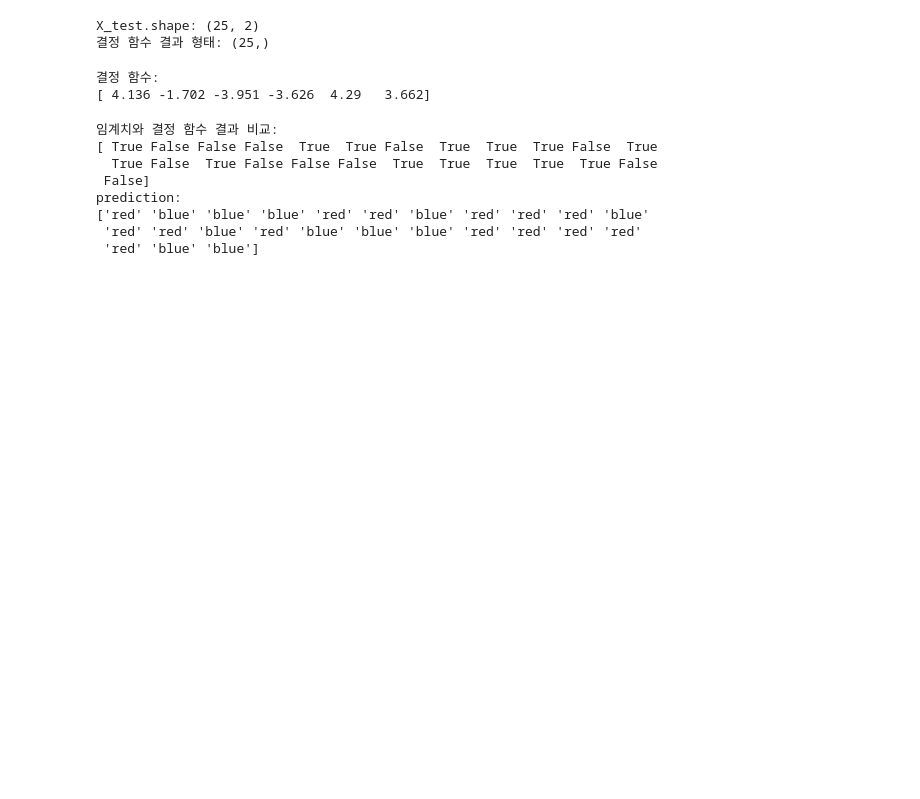
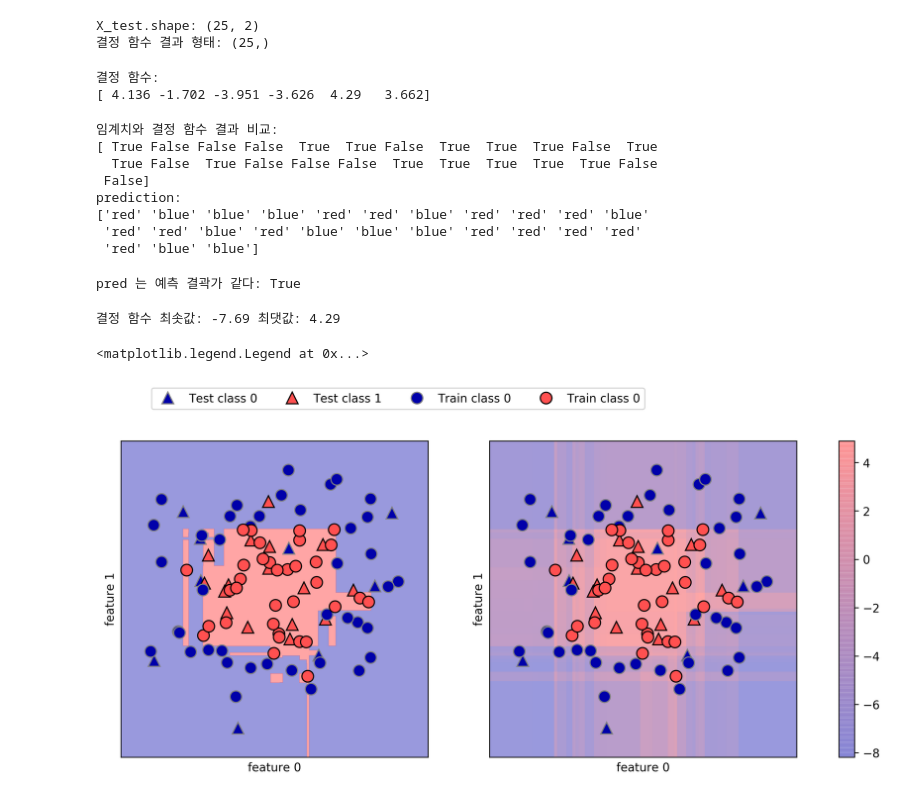
Before and after one commit to glenn89/data_science_2018, a Jupyter notebook: Chapter02/2.4.1.ipynb, the cells around one changed output. Saved outputs shown, nothing was run; the diff lists cells and outputs as text; code cells hidden in the pictures; blank space fills up the shorter version.

```diff
--- a/Chapter02/2.4.1.ipynb
+++ b/Chapter02/2.4.1.ipynb
@@ -59,3 +58,32 @@ prediction:
 ['red' 'blue' 'blue' 'blue' 'red' 'red' 'blue' 'red' 'red' 'red' 'blue'
  'red' 'red' 'blue' 'red' 'blue' 'blue' 'blue' 'red' 'red' 'red' 'red'
  'red' 'blue' 'blue']
+# %%
+# 불리언의 값을 0과 1로 변환
+greater_zero = (gbrt.decision_function(X_test) > 0).astype(int)
+# classes_에 인덱스로 사용
+pred = gbrt.classes_[greater_zero]
+# preddㅘ gbrt.predict의 결과를 비교
+print("pred 는 예측 결곽가 같다: {}".format(np.all(pred == gbrt.predict(X_test))))
+# %% [output]
+pred 는 예측 결곽가 같다: True
+# %%
+decision_fuction = gbrt.decision_function(X_test)
+print("결정 함수 최솟값: {:.2f} 최댓값: {:.2f}".format(np.min(decision_fuction), np.max(decision_fuction)))
+# %% [output]
+결정 함수 최솟값: -7.69 최댓값: 4.29
+# %%
+fig, axes = plt.subplots(1, 2, figsize=(13, 5))
+mglearn.tools.plot_2d_separator(gbrt, X, ax=axes[0], alpha=.4, fill=True, cm=mglearn.cm2)
+scores_image = mglearn.tools.plot_2d_scores(gbrt, X, ax=axes[1], alpha=.4, cm=mglearn.ReBl)
+
+for ax in axes:
+    mglearn.discrete_scatter(X_test[:, 0], X_test[:, 1], y_test, markers='^', ax=ax)
+    mglearn.discrete_scatter(X_train[:, 0], X_train[:, 1], y_train, markers='o', ax=ax)
+    ax.set_xlabel("feature 0")
+    ax.set_ylabel("feature 1")
+cbar = plt.colorbar(scores_image, ax=axes.tolist())
+axes[0].legend(["Test class 0", "Test class 1", "Train class 0", "Train class 0"], ncol=4, loc=(.1, 1.1))
+# %% [output]
+<matplotlib.legend.Legend at 0x...>
+[figure, added]
```
Also changed, not shown: parts of 1 cell of this notebook, 4 other files.
